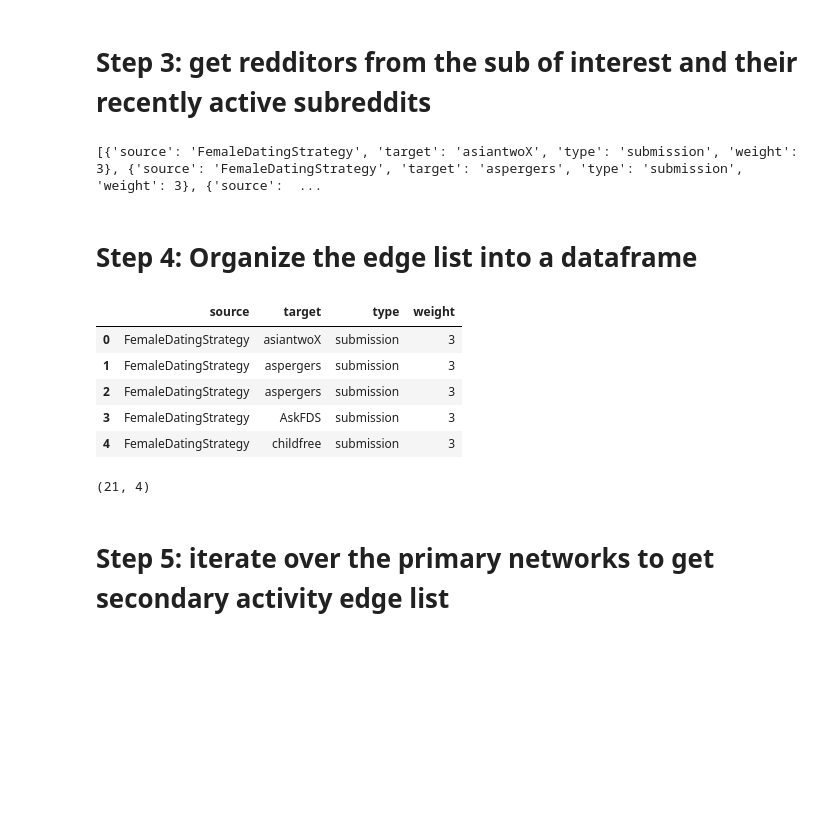
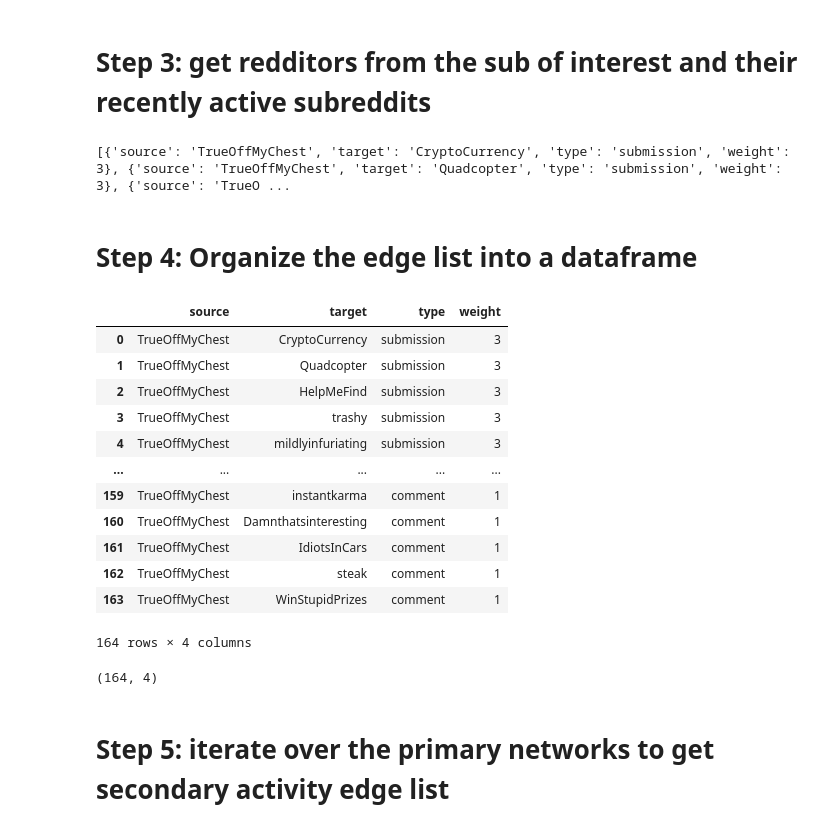
Before and after one commit to san-ha-kim/reddit-network-map, a Jupyter notebook: reddit network map prototyping.ipynb, the cells around one changed output. Saved outputs shown, nothing was run; the diff lists cells and outputs as text; code cells hidden in the pictures; blank space fills up the shorter version.

```diff
--- a/reddit network map prototyping.ipynb
+++ b/reddit network map prototyping.ipynb
@@ -40,21 +46,46 @@ def get_users(sub=sub_of_interest, post_count=8, comment_count=12):
     :return: List of usernames who were recently active in a subreddit
     """
     # === Obtain list of posters and commentors ===
-    posters = [
+    posters = []
+
+    try:
+        for s in reddit.subreddit(sub).new(limit=post_count):
+            if s.author.name != "AutoModerator":
+                posters.append(s.author.name)
+            elif type(s.author.name) == None:
+                pass
+    except Forbidden:
+        print("Tried to access Forbidden")
+        #pass
+
+    """posters = [
         s.author.name                                         #<- Redditor who posted
         for s in reddit.subreddit(sub).new(limit=post_count)  #<- from most recent posts
         if s.author.name != "AutoModerator"                   #<- remove auto moderator
-    ]
+    ]"""
 
-    # --- Same with commentors ---
+
+    commentors = []
+
+    try:
+        # --- Same with commentors ---
+        for c in reddit.subreddit(sub).comments(limit=comment_count):
+            if c.author.name != "AutoModerator":
+                commentors.append(c.author.name)
+            elif type(c.author.name) == None:
+                pass
+    except Forbidden:
+        print("Tried to access Forbidden")
+        #pass
+    """
     commenters = [
         c.author.name
         for c in reddit.subreddit(sub).comments(limit=comment_count)
         if c.author.name != "AutoModerator"
-    ]
+    ]"""
 
     # === Combine the posters and commentors ===
-    redditors = posters + commenters
+    redditors = posters + commentors
     # --- Remove duplicates
     unique_redditors = list(set(redditors))
 
@@ -154,27 +183,37 @@ def get_redditors_activity(posts_subreddits_list, comments_subreddits_list):
 # %% [markdown]
 # Step 3: get redditors from the sub of interest and their recently active subreddits
 # %%
-primary_activity = get_redditor_activity(sub_of_interest, post_count=3, comment_count=6, filter_soi=True)
+primary_activity = get_redditor_activity(sub_of_interest, post_count=7, comment_count=10, filter_soi=True)
 
 print(primary_activity[:5])
 # %% [output]
-[{'source': 'FemaleDatingStrategy', 'target': 'asiantwoX', 'type': 'submission', 'weight': 3}, {'source': 'FemaleDatingStrategy', 'target': 'aspergers', 'type': 'submission', 'weight': 3}, {'source':  ...
+[{'source': 'TrueOffMyChest', 'target': 'CryptoCurrency', 'type': 'submission', 'weight': 3}, {'source': 'TrueOffMyChest', 'target': 'Quadcopter', 'type': 'submission', 'weight': 3}, {'source': 'TrueO ...
 # %% [markdown]
 # Step 4: Organize the edge list into a dataframe
 # %%
 df_primary = pd.DataFrame(
     data=primary_activity
 )
-display(df_primary.head())
+
+df_primary = remove_self_loops(df_primary, "source", "target")
+
+display(df_primary)
 print(df_primary.shape)
 # %% [output]
 |  | source | target | type | weight |
-| 0 | FemaleDatingStrategy | asiantwoX | submission | 3 |
-| 1 | FemaleDatingStrategy | aspergers | submission | 3 |
-| 2 | FemaleDatingStrategy | aspergers | submission | 3 |
-| 3 | FemaleDatingStrategy | AskFDS | submission | 3 |
-| 4 | FemaleDatingStrategy | childfree | submission | 3 |
+| 0 | TrueOffMyChest | CryptoCurrency | submission | 3 |
+| 1 | TrueOffMyChest | Quadcopter | submission | 3 |
+| 2 | TrueOffMyChest | HelpMeFind | submission | 3 |
+| 3 | TrueOffMyChest | trashy | submission | 3 |
+| 4 | TrueOffMyChest | mildlyinfuriating | submission | 3 |
+| ... | ... | ... | ... | ... |
+| 159 | TrueOffMyChest | instantkarma | comment | 1 |
+| 160 | TrueOffMyChest | Damnthatsinteresting | comment | 1 |
+| 161 | TrueOffMyChest | IdiotsInCars | comment | 1 |
+| 162 | TrueOffMyChest | steak | comment | 1 |
+| 163 | TrueOffMyChest | WinStupidPrizes | comment | 1 |
-(21, 4)
+164 rows × 4 columns
+(164, 4)
 # %% [markdown]
 # Step 5: iterate over the primary networks to get secondary activity edge list
 # %%
```
Also changed, not shown: parts of 13 cells of this notebook, 1 other file.
